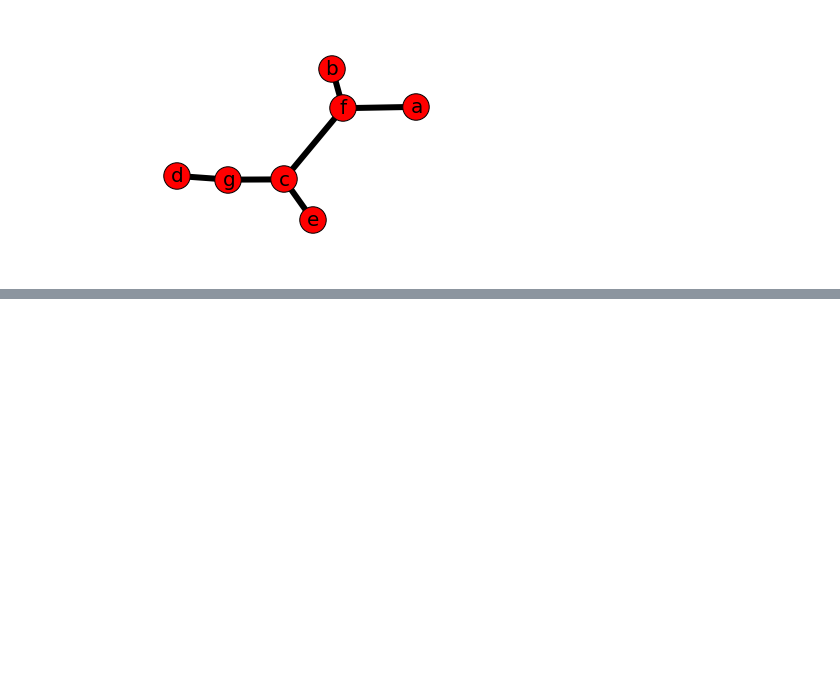
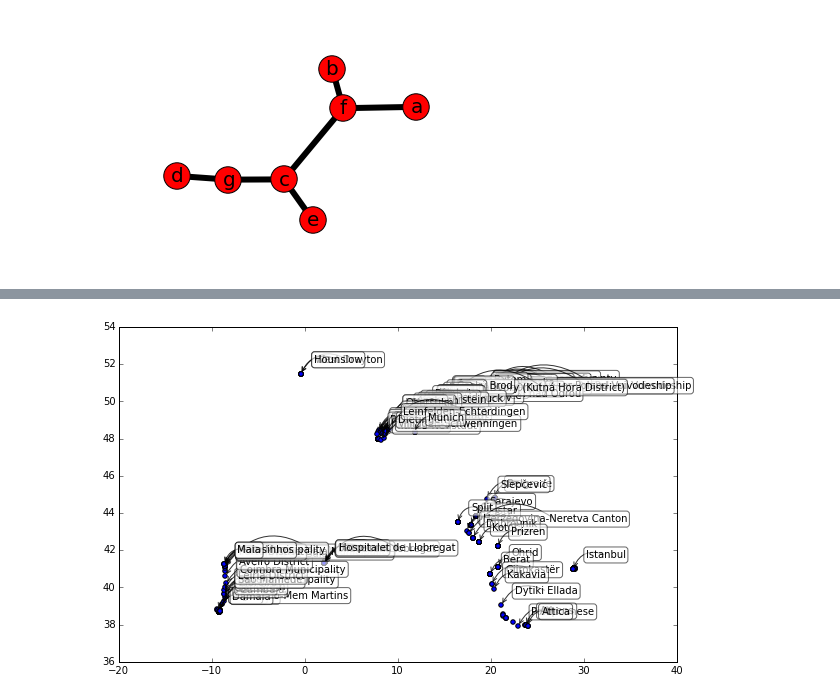
Before and after one commit to bcc2xp/geomining, a Jupyter notebook: 20151016Demo.ipynb, the cells around one changed output, grey strips where cells are left out. Cells and saved outputs as stored; diff of their text form; code cells hidden in the pictures; blank space fills up the shorter version.

```diff
--- a/20151016Demo.ipynb
+++ b/20151016Demo.ipynb
@@ -338,0 +412,23 @@ plt.show() # display
+# %%
+# lisf top 6 city index
+most_index = df['city'].value_counts().index
+
+# list city within most index
+most = pd.DataFrame(df[df['city'].isin(most_index)])
+
+# drop duplicate city within index
+most.drop_duplicates(subset=['city'], take_last=False, inplace=True)
+
+plt.figure(figsize=(10, 6), dpi=100)
+co_scatter = plt.scatter(coordinates[:,0], coordinates[:,1])
+
+for i, row in most.iterrows():
+     plt.annotate(row['city'].decode('utf-8'),
+                 xy=(row['lon'], row['lat']),
+                 xytext=(row['lon'] + 1.5, row['lat'] + 0.6),
+                 bbox=dict(boxstyle='round', color='k', fc='w', alpha=0.6),
+                 xycoords='data',
+                 arrowprops=dict(arrowstyle='->', connectionstyle='arc3,rad=0.5', color='k', alpha=0.8))
+plt.show()
+# %% [output]
+[figure, added]
```
Also changed, not shown: parts of 16 cells of this notebook.
